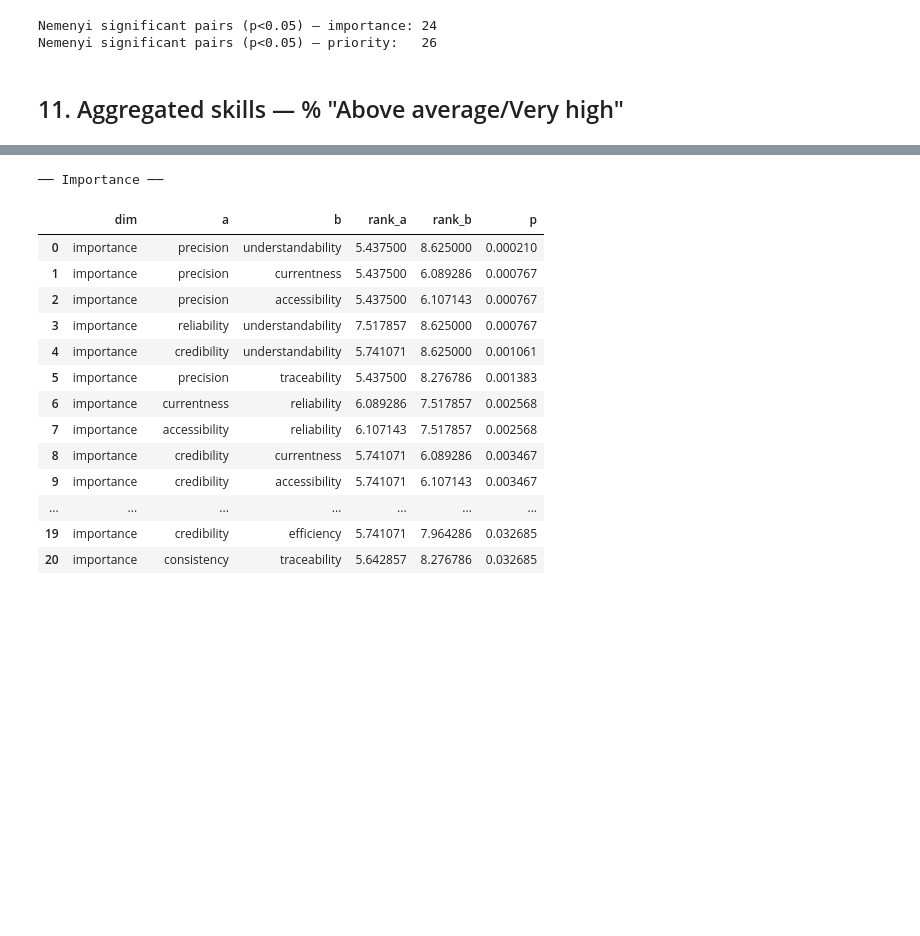
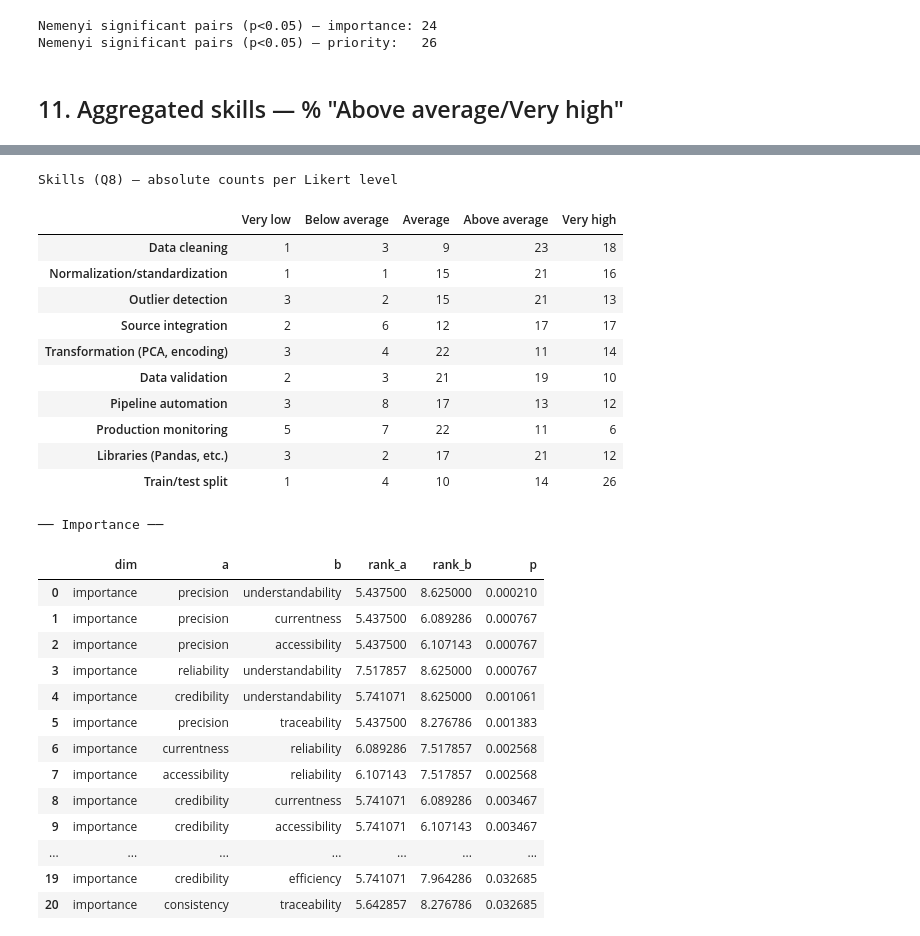
Before and after one commit to reset-ufc/data-quality-requirements-ml-systems, a Jupyter notebook: notebooks/RQ1.ipynb, the cells around one changed output, grey strips where cells are left out. Cells and saved outputs as stored; diff of their text form; code cells hidden in the pictures; blank space fills up the shorter version.

```diff
--- a/notebooks/RQ1.ipynb
+++ b/notebooks/RQ1.ipynb
@@ -1409,3 +1444,31 @@ plt.show()
+# %%
+from IPython.display import display
+
+_skill_items = list(U.SKILL_LABELS_PT.keys())
+
+_skill_counts = (
+    skills_renamed.dropna().groupby("activity")["skill"]
+    .value_counts().unstack(fill_value=0)
+    .reindex(index=_skill_items, columns=range(1, 6), fill_value=0)
+)
+_skill_counts.columns = ["Very low", "Below average", "Average", "Above average", "Very high"]
+_skill_counts.index = [U.SKILL_LABELS_PT[k] for k in _skill_items]
+
+print("Skills (Q8) — absolute counts per Likert level")
+display(_skill_counts)
+# %% [output]
+Skills (Q8) — absolute counts per Likert level
+|  | Very low | Below average | Average | Above average | Very high |
+| Data cleaning | 1 | 3 | 9 | 23 | 18 |
+| Normalization/standardization | 1 | 1 | 15 | 21 | 16 |
+| Outlier detection | 3 | 2 | 15 | 21 | 13 |
+| Source integration | 2 | 6 | 12 | 17 | 17 |
+| Transformation (PCA, encoding) | 3 | 4 | 22 | 11 | 14 |
+| Data validation | 2 | 3 | 21 | 19 | 10 |
+| Pipeline automation | 3 | 8 | 17 | 13 | 12 |
+| Production monitoring | 5 | 7 | 22 | 11 | 6 |
+| Libraries (Pandas, etc.) | 3 | 2 | 17 | 21 | 12 |
+| Train/test split | 1 | 4 | 10 | 14 | 26 |
 # %%
 from IPython.display import display as _display
 print("── Importance ──")
```
Also changed, not shown: parts of 7 cells of this notebook, 4 other files.
